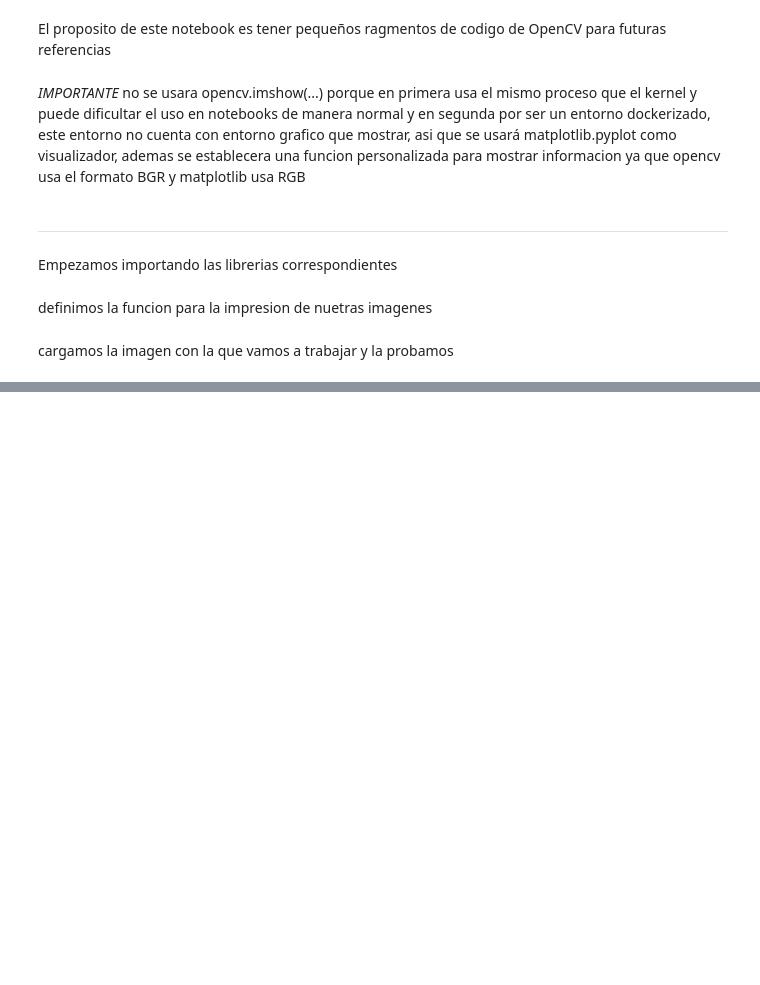
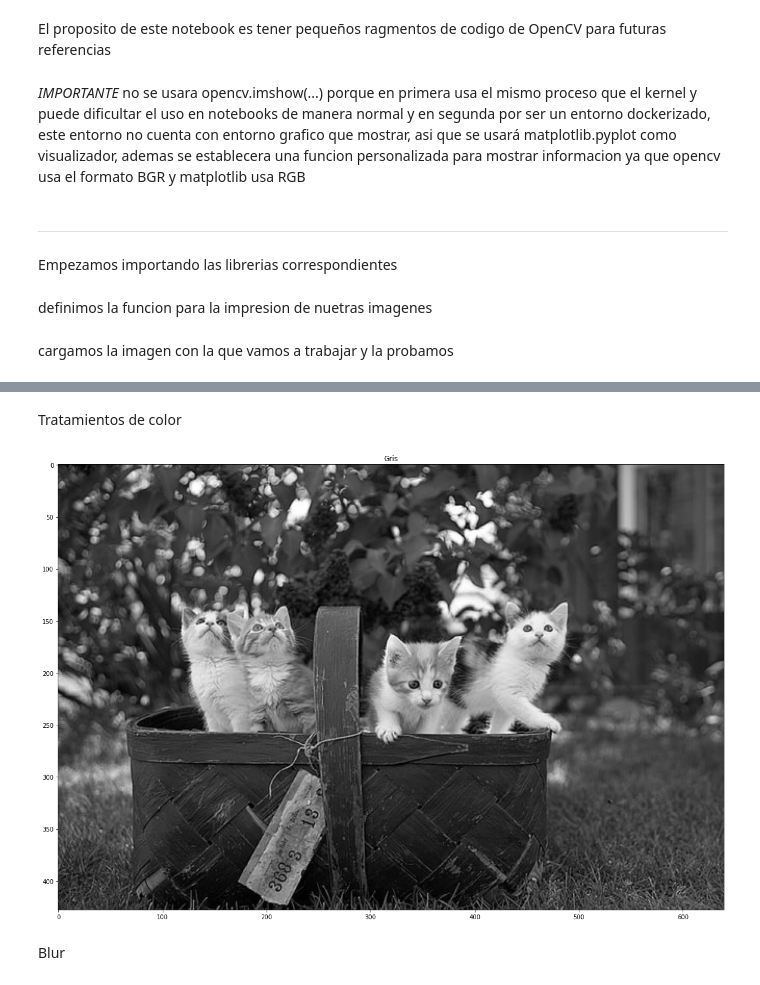
Before and after one commit to AsgarVega/MyDockerBasics, a Jupyter notebook: Python/anaconda/notebooks/notebooks/opencv pininos.ipynb, the cells around one changed output, grey strips where cells are left out. Saved outputs shown, nothing was run; the diff lists cells and outputs as text; code cells hidden in the pictures; blank space fills up the shorter version.

```diff
--- a/Python/anaconda/notebooks/notebooks/opencv pininos.ipynb
+++ b/Python/anaconda/notebooks/notebooks/opencv pininos.ipynb
@@ -30,0 +29,9 @@ a continuacion empezamos con los tratamientos correspondientes
+# %% [markdown]
+Tratamientos de color
+# %%
+cat_gris = cv.cvtColor(cat_original, cv.COLOR_BGR2GRAY) # cv.Color_BGR2<type>
+printer(cat_gris,'Gris')
+# %% [output]
+[figure, added]
+# %% [markdown]
+Blur
```
Also changed, not shown: parts of 5 cells of this notebook, 2 other files.
